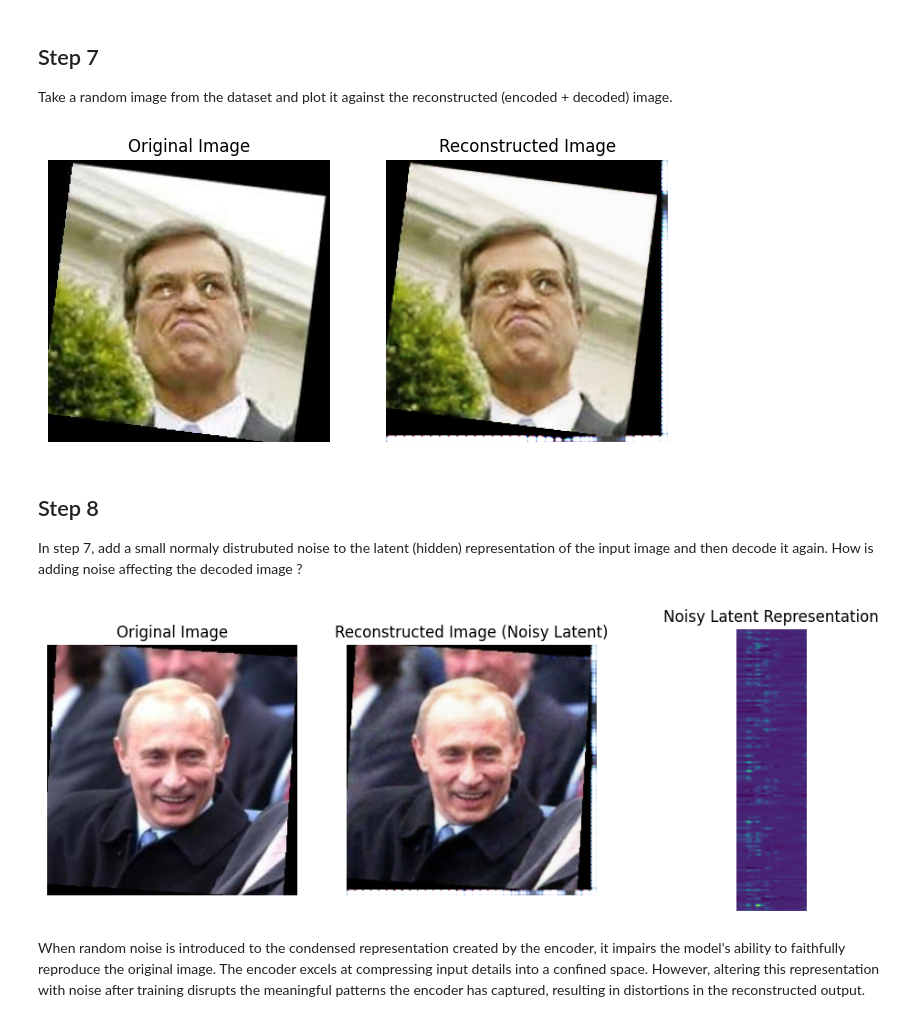
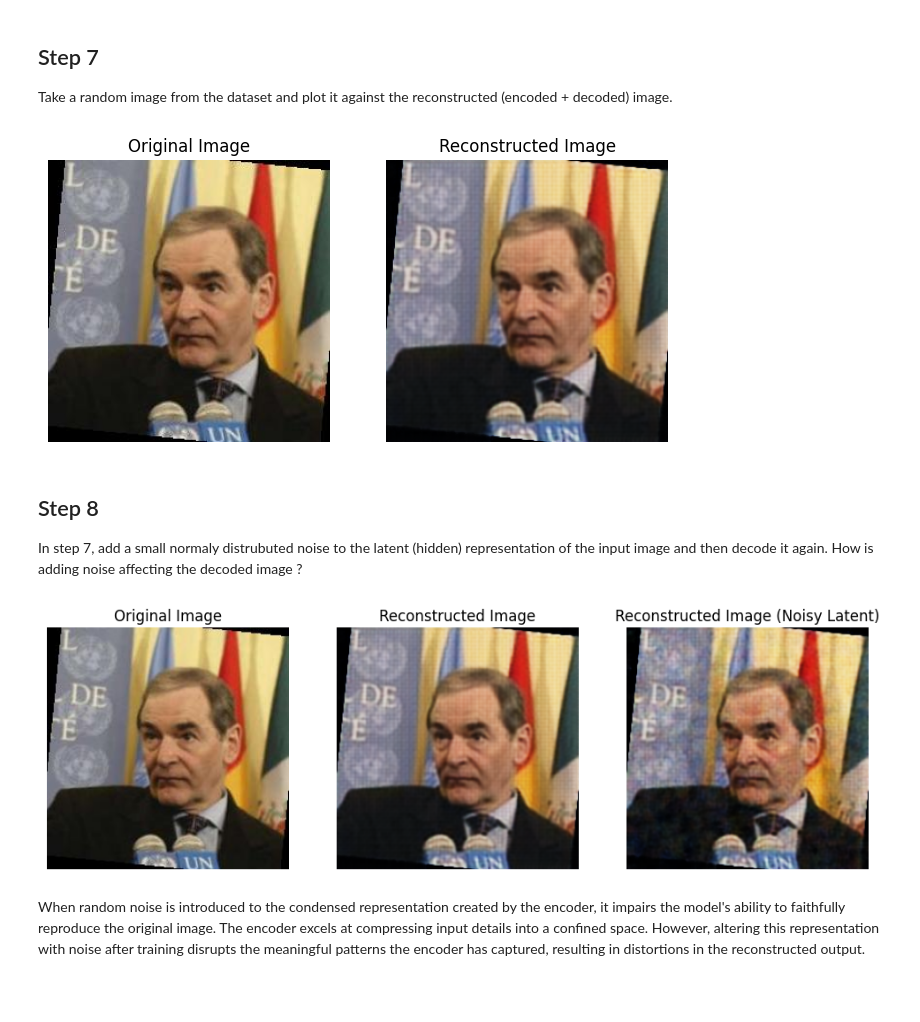
Before and after one commit to sumair-7/Pattern-Recognition, a Jupyter notebook: Assignements/HW3/HW3.ipynb, the cells around one changed output. Saved outputs shown, nothing was run; the diff lists cells and outputs as text; code cells hidden in the pictures; blank space fills up the shorter version.

```diff
--- a/Assignements/HW3/HW3.ipynb
+++ b/Assignements/HW3/HW3.ipynb
@@ -19,7 +19,7 @@ We will use a dataset containig images of people and train an autoencoder on it.
 Download and unzip the ``lfw.zip`` file . Adjust the ``path`` variable so that it contains the address of the unzipped folder. We will create a dataloader from this folder.
 # %%
 
-path = '/Users/sumairshaik/Documents/GitHub/Pattern-Recognition/Assignements/HW3/lfw'
+path = '/Users/sumairshaik/Downloads/lfw-2'
 # %%
 transform    = transforms.Compose([transforms.ToTensor()])
 dataloader = DataLoader(ImageFolder(path, transform,),batch_size=32, shuffle=True)
@@ -229,13 +231,13 @@ sample_index = random.randint(0, len(dataloader.dataset) - 1)
 sample_image, _ = dataloader.dataset[sample_index]
 
 # Adding a batch dimension to the sample image
-sample_image = sample_image.unsqueeze(0)
+sample_image = sample_image.unsqueeze(0).to(device)
 
 # Doing Forward pass through the autoencoder
 reconstructed_image = model(sample_image)
 
 # Removing the batch dimension from the reconstructed image
-reconstructed_image = reconstructed_image.squeeze(0).detach().numpy()
+reconstructed_image = reconstructed_image.cpu().squeeze(0).detach().numpy()
 
 # Plot the original and reconstructed images
 plt.figure(figsize=(8, 4))
@@ -243,18 +245,18 @@ plt.figure(figsize=(8, 4))
 # Original Image
 plt.subplot(1, 2, 1)
 plt.title("Original Image")
-plt.imshow(sample_image.squeeze(0).permute(1, 2, 0).numpy())  # Assuming the image is in the format (C, H, W)
+plt.imshow(sample_image.cpu().squeeze(0).permute(1, 2, 0).numpy())
 plt.axis('off')
 
 # Reconstructed Image
 plt.subplot(1, 2, 2)
 plt.title("Reconstructed Image")
-plt.imshow(reconstructed_image.transpose(1, 2, 0))  # Assuming the image is in the format (C, H, W)
+plt.imshow(reconstructed_image.transpose(1, 2, 0))
 plt.axis('off')
 
 plt.show()
 # %% [output]
-[figure, old version]
+[figure, new version]
 # %% [markdown]
 ##  Step 8
 
@@ -266,54 +268,43 @@ import random
 
 model.eval()
 
-# Choosing a random image from the dataset
-sample_index = random.randint(0, len(dataloader.dataset) - 1)
-sample_image, _ = dataloader.dataset[sample_index]
-
-# Adding a batch dimension to the sample image
-sample_image = sample_image.unsqueeze(0)
-
 # Doing Forward pass through the encoder to get the latent representation
 latent_representation = model.encoder(sample_image)
 
 # Adding small normally distributed noise to the latent representation
-noise = torch.randn_like(latent_representation) * 0.2  # You can adjust the scale of the noise
+noise = torch.randn_like(latent_representation) * 0.4
 noisy_latent_representation = latent_representation + noise
 
 # Forward pass through the decoder with the noisy latent representation
 reconstructed_image_with_noise = model.decoder(noisy_latent_representation)
 
 # Removing the batch dimension from the tensors for plotting
-sample_image = sample_image.squeeze(0).permute(1, 2, 0).numpy()
-reconstructed_image_with_noise = reconstructed_image_with_noise.squeeze(0).permute(1, 2, 0).detach().numpy()
+sample_image = sample_image.cpu().squeeze(0).permute(1, 2, 0).numpy()
+reconstructed_image_with_noise = reconstructed_image_with_noise.cpu().squeeze(0).permute(1, 2, 0).detach().numpy()
 
 # Plotting the original and reconstructed images with noise
 plt.figure(figsize=(12, 4))
 
 # Original Image
 plt.subplot(1, 3, 1)
 plt.title("Original Image")
 plt.imshow(sample_image)
 plt.axis('off')
 
+# Reconstructed Image
+plt.subplot(1, 3, 2)
+plt.title("Reconstructed Image")
+plt.imshow(reconstructed_image.transpose(1, 2, 0))  # Assuming the image is in the format (C, H, W)
+plt.axis('off')
+
 # Reconstructed Image (Noisy Latent)
-plt.subplot(1, 3, 2)
+plt.subplot(1, 3, 3)
 plt.title("Reconstructed Image (Noisy Latent)")
 plt.imshow(reconstructed_image_with_noise)
 plt.axis('off')
 
-# Choosing a specific channel or slice of channels from the noisy latent representation for visualization
-channel_to_visualize = 0
-latent_channel = noisy_latent_representation.squeeze(0).detach().numpy()[:, :, channel_to_visualize]
-
-# Latent Representation (Noisy)
-plt.subplot(1, 3, 3)
-plt.title("Noisy Latent Representation")
-plt.imshow(latent_channel)
-plt.axis('off')
-
 plt.show()
 # %% [output]
-[figure, old version]
+[figure, new version]
 # %% [markdown]
 When random noise is introduced to the condensed representation created by the encoder, it impairs the model's ability to faithfully reproduce the original image. The encoder excels at compressing input details into a confined space. However, altering this representation with noise after training disrupts the meaningful patterns the encoder has captured, resulting in distortions in the reconstructed output.
```
Also changed, not shown: parts of 6 cells of this notebook.
